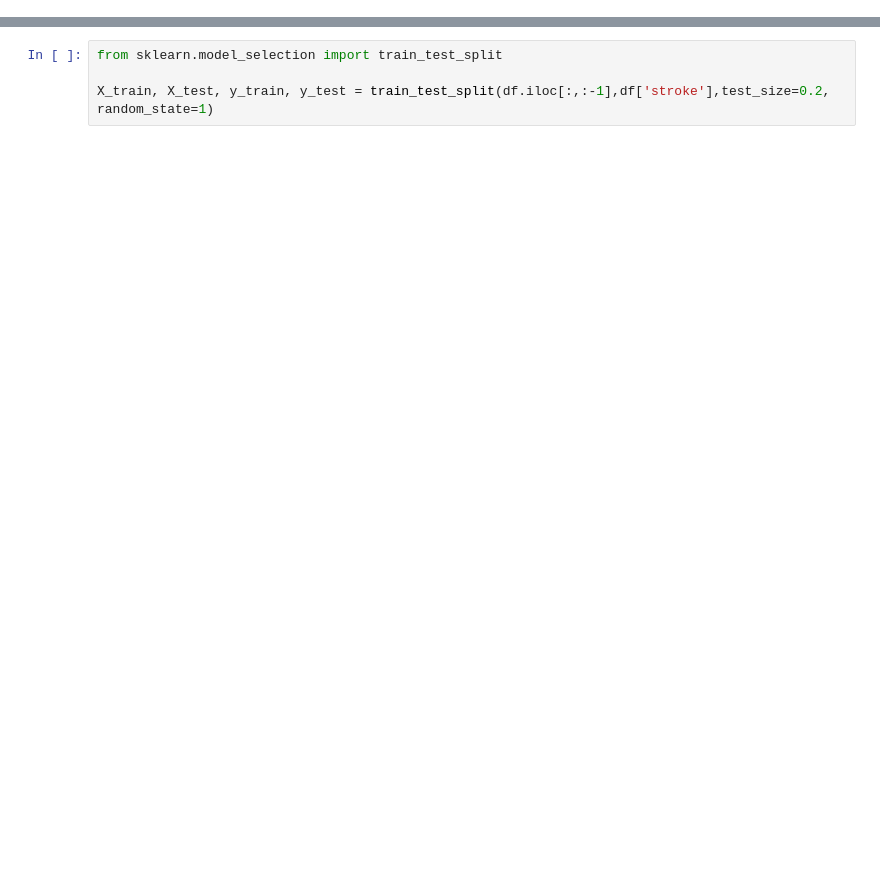
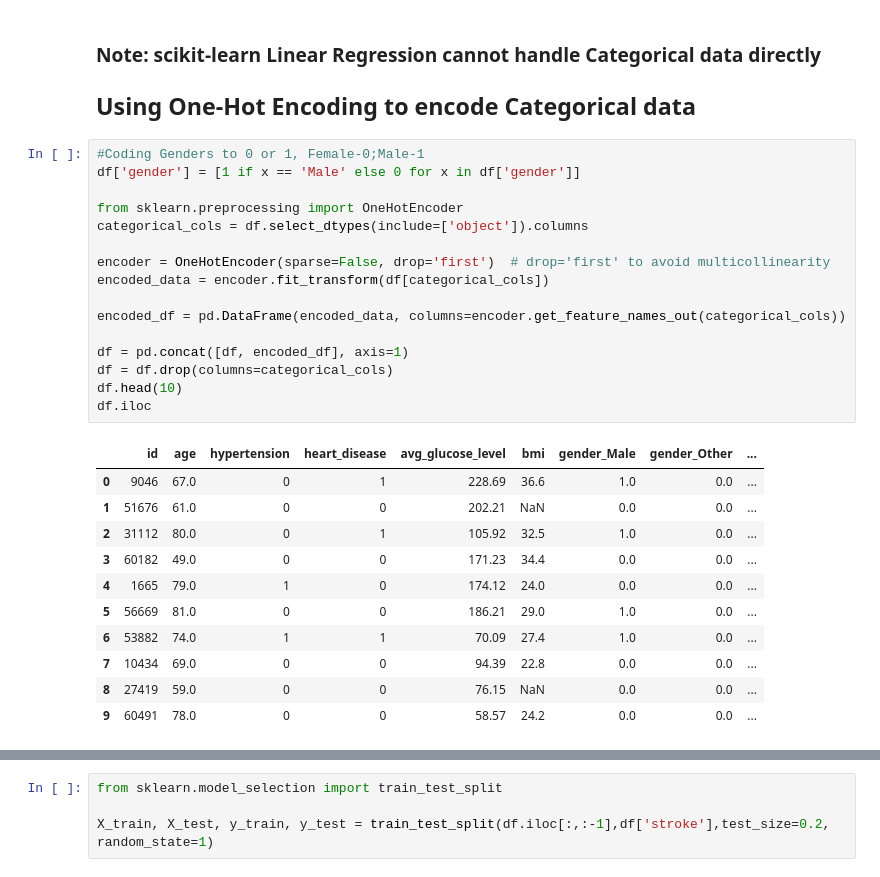
Before and after one commit to narz0001/Stroke-Prediction, a Jupyter notebook: stroke_prediction.ipynb, the cells around one changed output, grey strips where cells are left out. Drawn from its saved outputs; the diff is of its cells as text; blank space fills up the shorter version.

```diff
--- a/stroke_prediction.ipynb
+++ b/stroke_prediction.ipynb
@@ -25,0 +41,31 @@ memory usage: 479.2+ KB
+# %% [markdown]
+### Note: scikit-learn Linear Regression cannot handle Categorical data directly
+## Using One-Hot Encoding to encode Categorical data
+# %%
+#Coding Genders to 0 or 1, Female-0;Male-1
+df['gender'] = [1 if x == 'Male' else 0 for x in df['gender']]
+
+from sklearn.preprocessing import OneHotEncoder
+categorical_cols = df.select_dtypes(include=['object']).columns
+
+encoder = OneHotEncoder(sparse=False, drop='first')  # drop='first' to avoid multicollinearity
+encoded_data = encoder.fit_transform(df[categorical_cols])
+
+encoded_df = pd.DataFrame(encoded_data, columns=encoder.get_feature_names_out(categorical_cols))
+
+df = pd.concat([df, encoded_df], axis=1)
+df = df.drop(columns=categorical_cols)
+df.head(10)
+df.iloc
+# %% [output]
+|  | id | age | hypertension | heart_disease | avg_glucose_level | bmi | gender_Male | gender_Other | ... |
+| 0 | 9046 | 67.0 | 0 | 1 | 228.69 | 36.6 | 1.0 | 0.0 | ... |
+| 1 | 51676 | 61.0 | 0 | 0 | 202.21 | NaN | 0.0 | 0.0 | ... |
+| 2 | 31112 | 80.0 | 0 | 1 | 105.92 | 32.5 | 1.0 | 0.0 | ... |
+| 3 | 60182 | 49.0 | 0 | 0 | 171.23 | 34.4 | 0.0 | 0.0 | ... |
+| 4 | 1665 | 79.0 | 1 | 0 | 174.12 | 24.0 | 0.0 | 0.0 | ... |
+| 5 | 56669 | 81.0 | 0 | 0 | 186.21 | 29.0 | 1.0 | 0.0 | ... |
+| 6 | 53882 | 74.0 | 1 | 1 | 70.09 | 27.4 | 1.0 | 0.0 | ... |
+| 7 | 10434 | 69.0 | 0 | 0 | 94.39 | 22.8 | 0.0 | 0.0 | ... |
+| 8 | 27419 | 59.0 | 0 | 0 | 76.15 | NaN | 0.0 | 0.0 | ... |
+| 9 | 60491 | 78.0 | 0 | 0 | 58.57 | 24.2 | 0.0 | 0.0 | ... |
```
Also changed, not shown: parts of 12 cells of this notebook.
